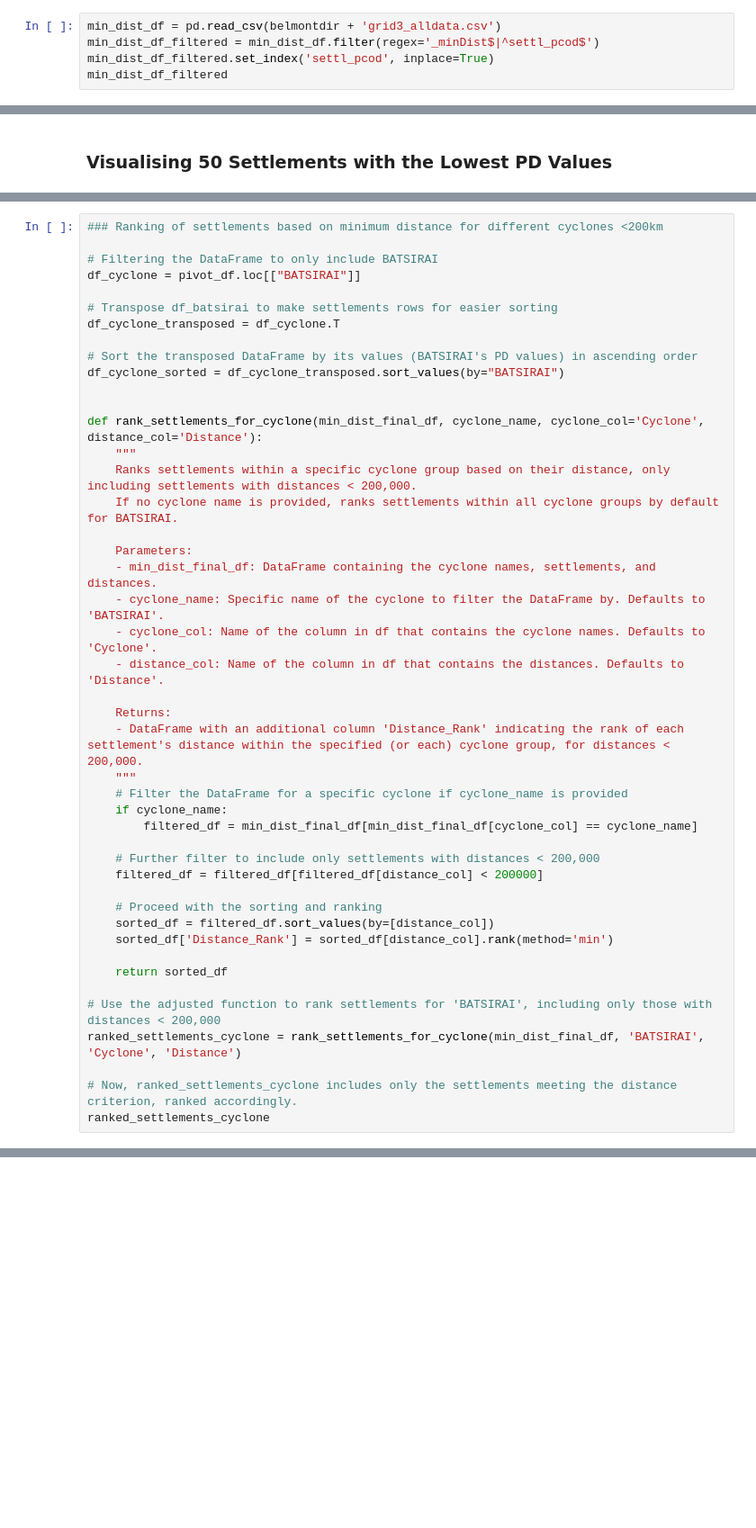
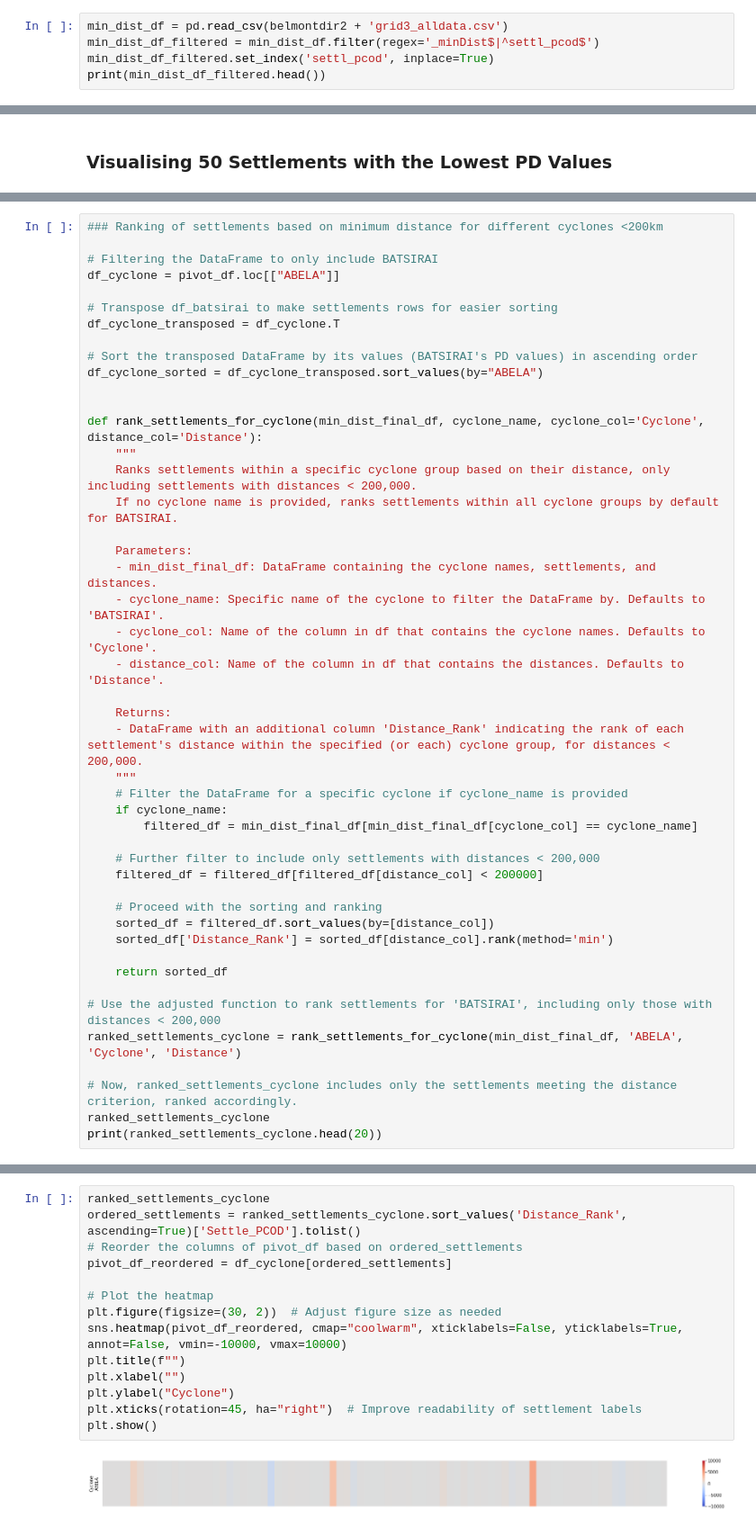
Before and after one commit to nafroze/Cylone-heatmaps, a Jupyter notebook: slope_plots.ipynb, the cells around one changed output, grey strips where cells are left out. Shown: that part at 90% size. Drawn from its saved outputs; the diff is of its cells as text; blank space fills up the shorter version.

```diff
--- a/slope_plots.ipynb
+++ b/slope_plots.ipynb
@@ -205,6 +231,6 @@ pivot_df
 # %%
-min_dist_df = pd.read_csv(belmontdir + 'grid3_alldata.csv')
+min_dist_df = pd.read_csv(belmontdir2 + 'grid3_alldata.csv')
 min_dist_df_filtered = min_dist_df.filter(regex='_minDist$|^settl_pcod$')
 min_dist_df_filtered.set_index('settl_pcod', inplace=True)
-min_dist_df_filtered
+print(min_dist_df_filtered.head())
 # %% [output]
@@ -466,13 +449,13 @@ MG32302000023  14.451527
 ### Ranking of settlements based on minimum distance for different cyclones <200km
 
 # Filtering the DataFrame to only include BATSIRAI
-df_cyclone = pivot_df.loc[["BATSIRAI"]]
+df_cyclone = pivot_df.loc[["ABELA"]]
 
 # Transpose df_batsirai to make settlements rows for easier sorting
 df_cyclone_transposed = df_cyclone.T
 
 # Sort the transposed DataFrame by its values (BATSIRAI's PD values) in ascending order
-df_cyclone_sorted = df_cyclone_transposed.sort_values(by="BATSIRAI")
+df_cyclone_sorted = df_cyclone_transposed.sort_values(by="ABELA")
 
 
 def rank_settlements_for_cyclone(min_dist_final_df, cyclone_name, cyclone_col='Cyclone', distance_col='Distance'):
@@ -503,8 +486,9 @@ def rank_settlements_for_cyclone(min_dist_final_df, cyclone_name, cyclone_col='C
     return sorted_df
 
 # Use the adjusted function to rank settlements for 'BATSIRAI', including only those with distances < 200,000
-ranked_settlements_cyclone = rank_settlements_for_cyclone(min_dist_final_df, 'BATSIRAI', 'Cyclone', 'Distance')
+ranked_settlements_cyclone = rank_settlements_for_cyclone(min_dist_final_df, 'ABELA', 'Cyclone', 'Distance')
 
 # Now, ranked_settlements_cyclone includes only the settlements meeting the distance criterion, ranked accordingly.
 ranked_settlements_cyclone
+print(ranked_settlements_cyclone.head(20))
 # %% [output]
@@ -579,0 +512,16 @@ print(rmax_df)
+# %%
+ranked_settlements_cyclone
+ordered_settlements = ranked_settlements_cyclone.sort_values('Distance_Rank', ascending=True)['Settle_PCOD'].tolist()
+# Reorder the columns of pivot_df based on ordered_settlements
+pivot_df_reordered = df_cyclone[ordered_settlements]
+
+# Plot the heatmap
+plt.figure(figsize=(30, 2))  # Adjust figure size as needed
+sns.heatmap(pivot_df_reordered, cmap="coolwarm", xticklabels=False, yticklabels=True, annot=False, vmin=-10000, vmax=10000)
+plt.title(f"")
+plt.xlabel("")
+plt.ylabel("Cyclone")
+plt.xticks(rotation=45, ha="right")  # Improve readability of settlement labels
+plt.show()
+# %% [output]
+[figure, added]
```
Also changed, not shown: parts of 24 cells of this notebook.
